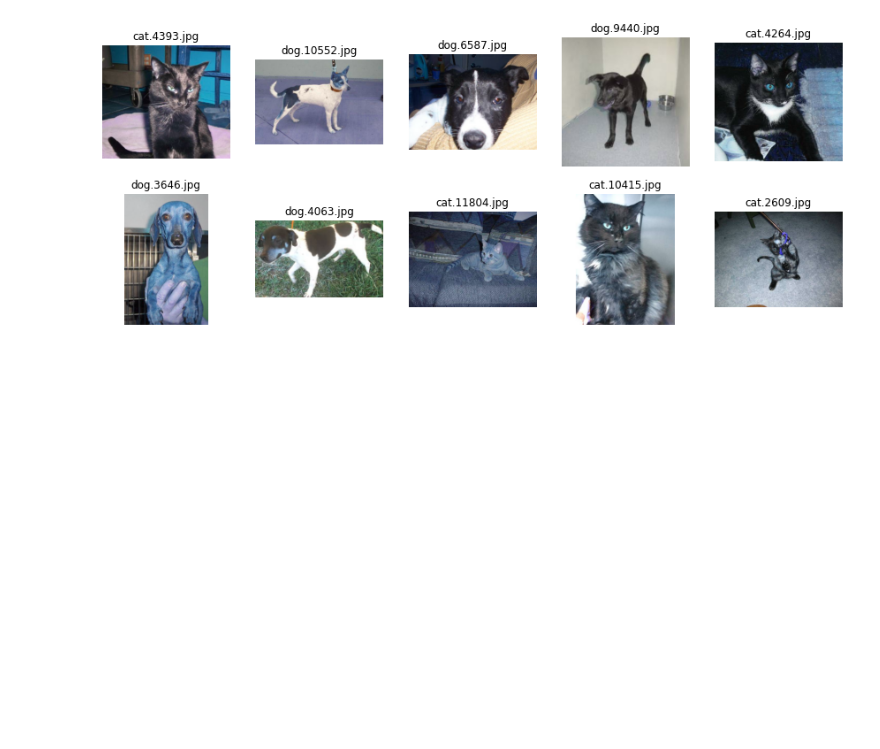
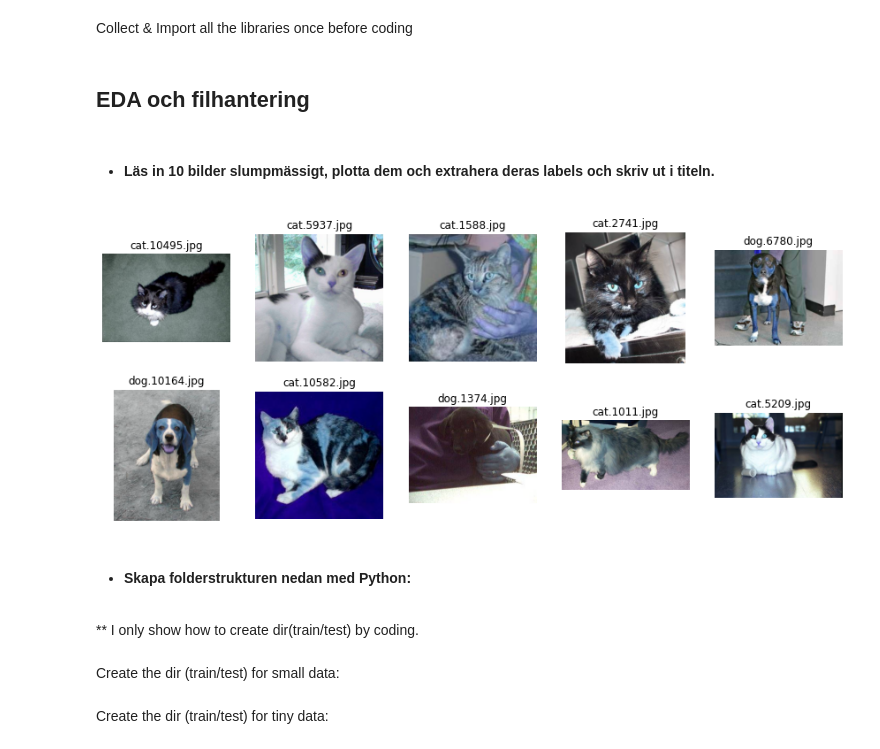
Before and after one commit to cooperhankun/Deep_learning, a Jupyter notebook: Lab/lab.ipynb, the cells around one changed output. Cells and saved outputs as stored; diff of their text form; code cells hidden in the pictures; blank space fills up the shorter version.

```diff
--- a/Lab/lab.ipynb
+++ b/Lab/lab.ipynb
@@ -1,3 +1,5 @@
+# %% [markdown]
+Collect & Import all the libraries once before coding
 # %%
 import seaborn as sns
 import numpy as np
@@ -10,23 +13,34 @@ import matplotlib.image as mpimg
+# %% [markdown]
+## EDA och filhantering
+# %% [markdown]
+- #### Läs in 10 bilder slumpmässigt, plotta dem och extrahera deras labels och skriv ut i titeln.
 # %%
-def plot_n_random_img(n):
-    path = "../../Deep_learning/Lab/train/train"
+def plot_n_random_img(n, path):
 
     # Seclect sample images
-    samples = random.sample(os.listdir(path),n)
+    samples = random.sample(os.listdir(path), n)
 
     # loop the path for images
-    path_images = [f"../../Deep_learning/Lab/train/train/{file_name}" for file_name in samples]
+    path_images = [f"{path}/{file_name}" for file_name in samples]
 
     # read the images to array
     images_read = [cv2.imread(file) for file in path_images]
 
     # Display the images with labels
     fig, axes = plt.subplots(2, int(n/2), figsize=(15, 6))
     for i, ax in enumerate(axes.flatten()):
         ax.imshow(images_read[i])
         ax.set_title(f"{samples[i]}")
         ax.axis("off")
 
-plot_n_random_img(10)
+
+path = "../../Deep_learning/Lab/original_data/train/train"
+plot_n_random_img(10, path)
 # %% [output]
-[figure, old version]
+[figure, new version]
+# %% [markdown]
+- #### Skapa folderstrukturen nedan med Python:
+# %% [markdown]
+** I only show how to create dir(train/test) by coding.
+# %% [markdown]
+Create the dir (train/test) for small data:
@@ -32,0 +64,2 @@ plot_n_random_img(10)
+# %% [markdown]
+Create the dir (train/test) for tiny data:
```
Also changed, not shown: parts of 22 cells of this notebook, 1 other file.
